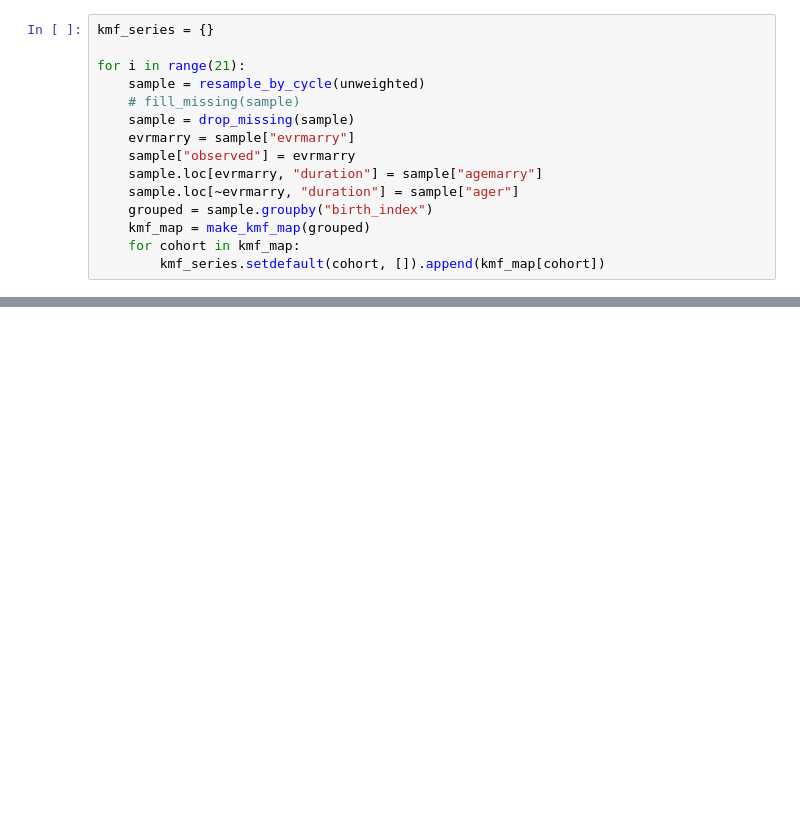
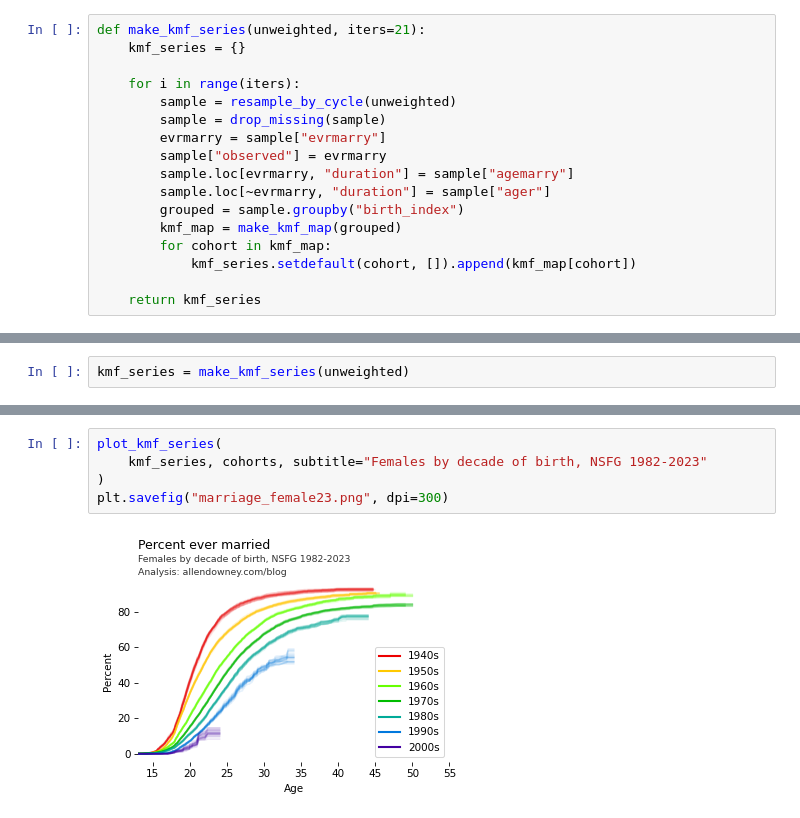
Before and after one commit to AllenDowney/MarriageNSFG, a Jupyter notebook: marriage_lifelines.ipynb, the cells around one changed output, grey strips where cells are left out. Drawn from its saved outputs; the diff is of its cells as text; blank space fills up the shorter version.

```diff
--- a/marriage_lifelines.ipynb
+++ b/marriage_lifelines.ipynb
@@ -202,19 +204,21 @@ plt.tight_layout()
 [interactive output not drawn]
 # %%
-kmf_series = {}
+def make_kmf_series(unweighted, iters=21):
+    kmf_series = {}
 
-for i in range(21):
-    sample = resample_by_cycle(unweighted)
-    # fill_missing(sample)
-    sample = drop_missing(sample)
-    evrmarry = sample["evrmarry"]
-    sample["observed"] = evrmarry
-    sample.loc[evrmarry, "duration"] = sample["agemarry"]
-    sample.loc[~evrmarry, "duration"] = sample["ager"]
-    grouped = sample.groupby("birth_index")
-    kmf_map = make_kmf_map(grouped)
-    for cohort in kmf_map:
-        kmf_series.setdefault(cohort, []).append(kmf_map[cohort])
+    for i in range(iters):
+        sample = resample_by_cycle(unweighted)
+        sample = drop_missing(sample)
+        evrmarry = sample["evrmarry"]
+        sample["observed"] = evrmarry
+        sample.loc[evrmarry, "duration"] = sample["agemarry"]
+        sample.loc[~evrmarry, "duration"] = sample["ager"]
+        grouped = sample.groupby("birth_index")
+        kmf_map = make_kmf_map(grouped)
+        for cohort in kmf_map:
+            kmf_series.setdefault(cohort, []).append(kmf_map[cohort])
+
+    return kmf_series
 # %% [output]
 [interactive output not drawn]
 # %%
@@ -246 +252,3 @@ plt.savefig("marriage23.jpg", dpi=300)
 [interactive output not drawn]
+# %%
+kmf_series = make_kmf_series(unweighted)
@@ -246,0 +257,7 @@ plt.savefig("marriage23.jpg", dpi=300)
+# %%
+plot_kmf_series(
+    kmf_series, cohorts, subtitle="Females by decade of birth, NSFG 1982-2023"
+)
+plt.savefig("marriage_female23.png", dpi=300)
+# %% [output]
+[figure, added]
```
Also changed, not shown: parts of 25 cells of this notebook.
